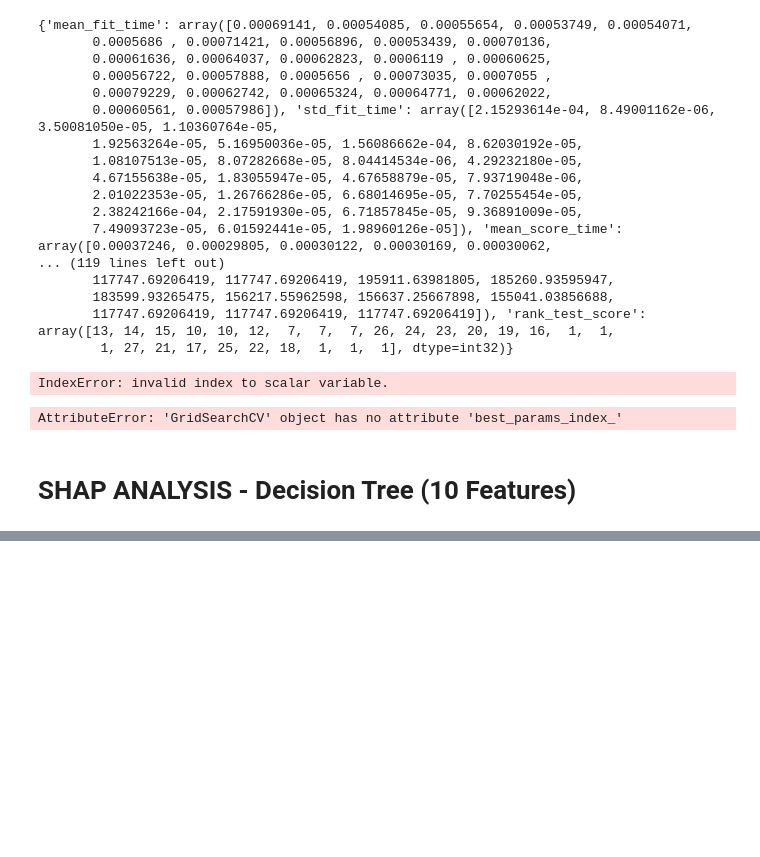
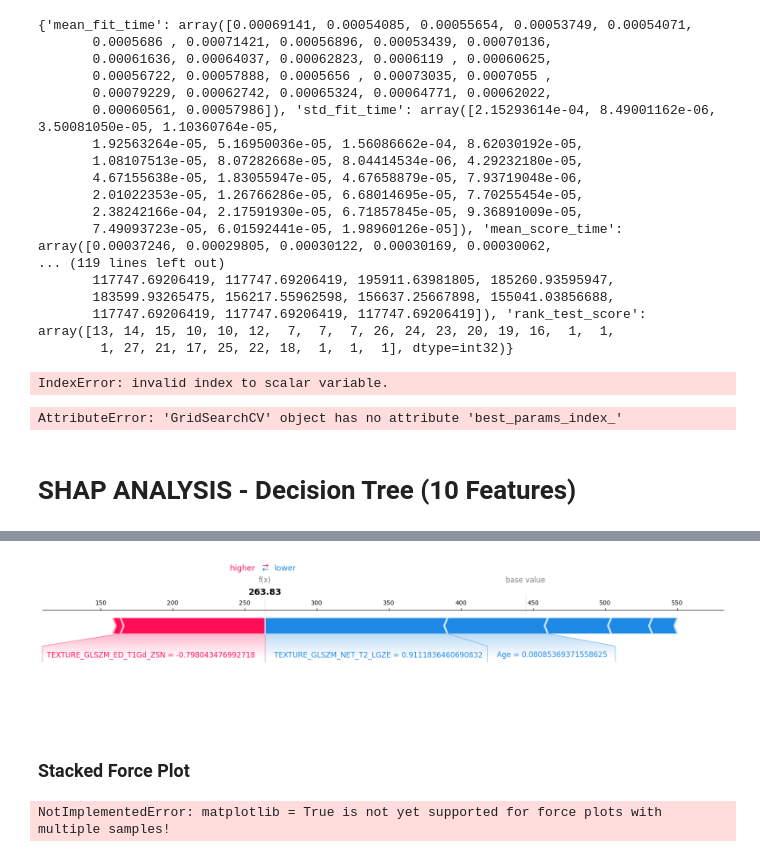
Before and after one commit to hansa31/GBM-analysis, a Jupyter notebook: Models_regression.ipynb, the cells around one changed output, grey strips where cells are left out. Cells and saved outputs as stored; diff of their text form; code cells hidden in the pictures; blank space fills up the shorter version.

```diff
--- a/Models_regression.ipynb
+++ b/Models_regression.ipynb
@@ -526,0 +548,10 @@ AttributeError: 'GridSearchCV' object has no attribute 'best_params_index_'
+# %%
+shap.plots.force(shap_values[1],matplotlib=True)
+# %% [output]
+[figure, added]
+# %% [markdown]
+### Stacked Force Plot
+# %%
+shap.plots.force(shap_values[0:76], matplotlib=True)
+# %% [output]
+NotImplementedError: matplotlib = True is not yet supported for force plots with multiple samples!
```
Also changed, not shown: parts of 21 cells of this notebook.
